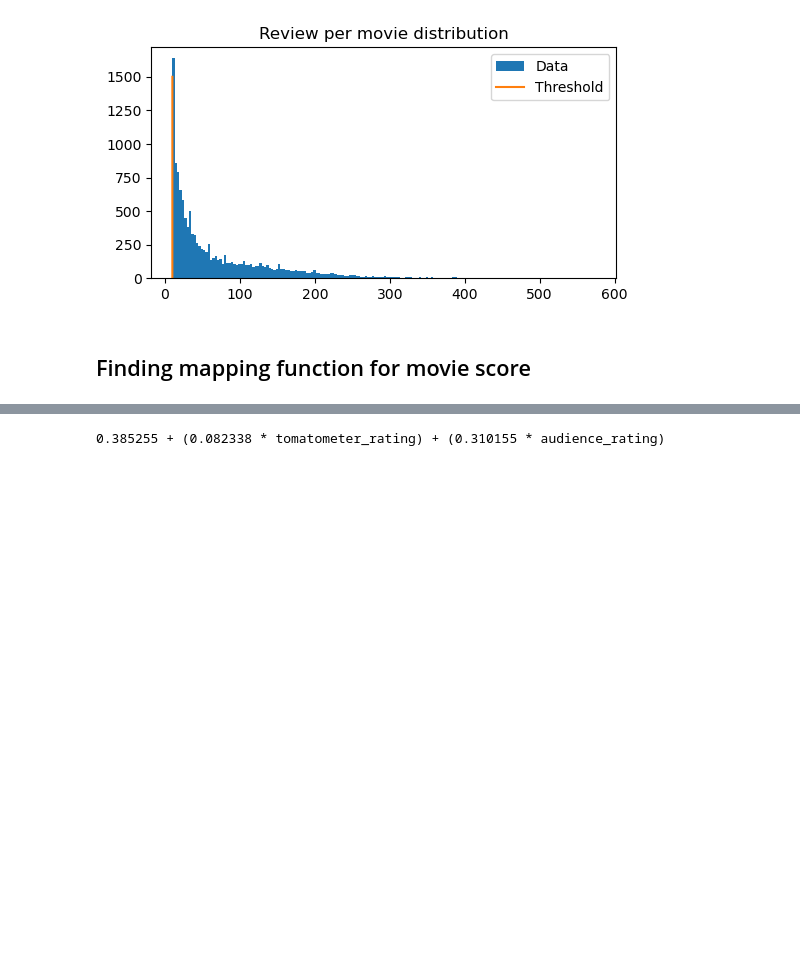
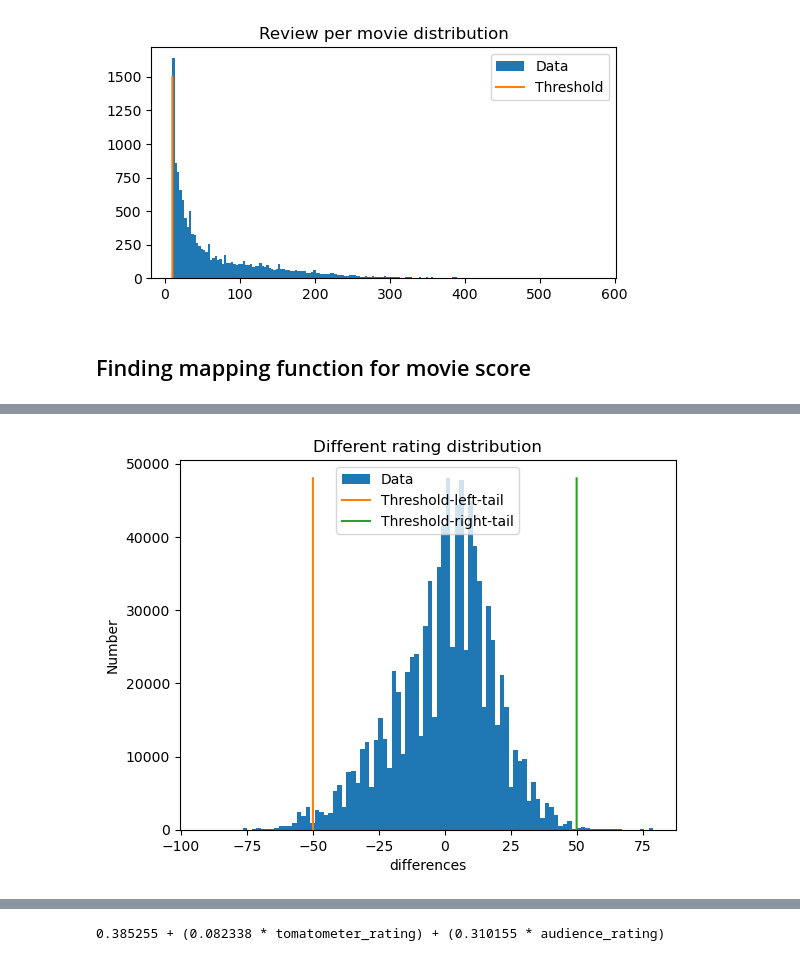
Before and after one commit to MMovasaghi/SentiMovie, a Jupyter notebook: code/Data-processing.ipynb, the cells around one changed output, grey strips where cells are left out. Cells and saved outputs as stored; diff of their text form; code cells hidden in the pictures; blank space fills up the shorter version.

```diff
--- a/code/Data-processing.ipynb
+++ b/code/Data-processing.ipynb
@@ -360,3 +360,6 @@ eda.save_data(eda.movies, "./../data/normalized_movie.csv")
 from sklearn import metrics
 from sklearn.model_selection import train_test_split
 from sklearn.linear_model import LinearRegression
+# %%
+eda.movies = pd.read_csv("./../data/normalized_movie.csv")
+eda.movies
@@ -363 +380,14 @@ from sklearn.linear_model import LinearRegression
+# %%
+movie_tmp = eda.movies.copy()
+movie_tmp['diff_tom_aud'] = [t-a for t,a in zip(movie_tmp['tomatometer_rating'], movie_tmp['audience_rating'])]
+plt.hist(movie_tmp['diff_tom_aud'], bins=100, label="Data")
+plt.plot([-50]*48000, np.linspace(0,48000, 48000), label="Threshold-left-tail")
+plt.plot([50]*48000, np.linspace(0,48000, 48000), label="Threshold-right-tail")
+plt.title("Different rating distribution")
+plt.xlabel('differences')
+plt.ylabel('Number')
+plt.legend()
+plt.show()
+# %% [output]
+[figure, added]
 # %%
```
Also changed, not shown: parts of 2 cells of this notebook, 2 other files.
